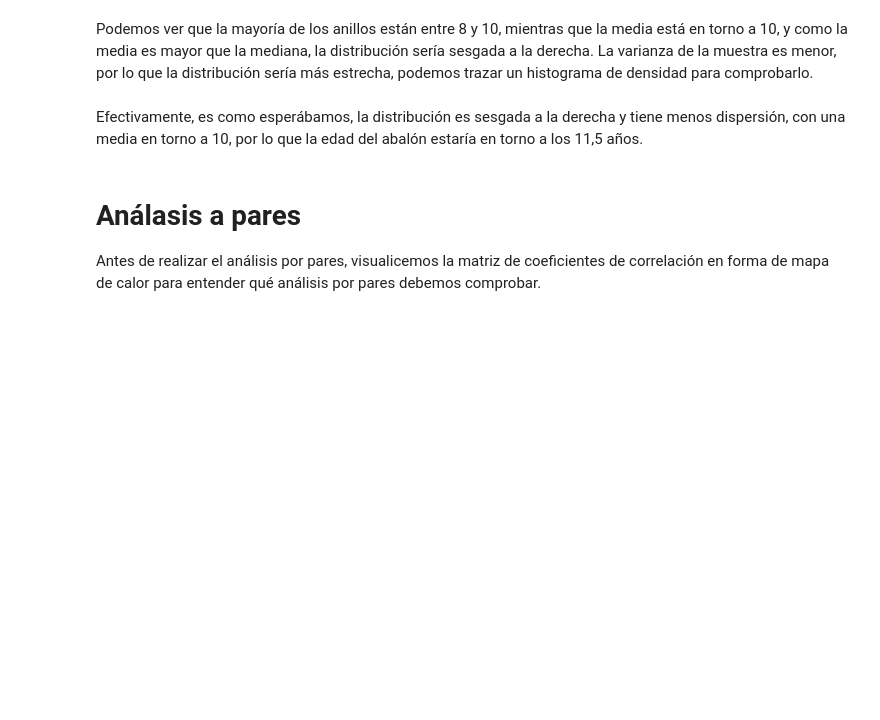
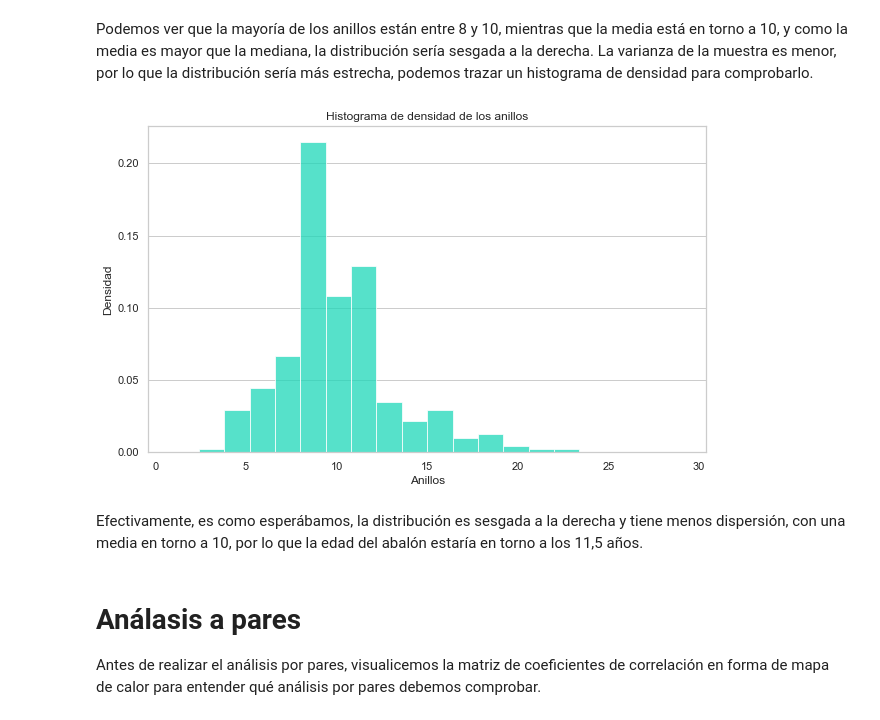
Before and after one commit to nubango/AprendizajeAutomatico, a Jupyter notebook: Proyecto Final/abalone.ipynb, the cells around one changed output. Saved outputs shown, nothing was run; the diff lists cells and outputs as text; code cells hidden in the pictures; blank space fills up the shorter version.

```diff
--- a/Proyecto Final/abalone.ipynb
+++ b/Proyecto Final/abalone.ipynb
@@ -221,13 +290,15 @@ Podemos ver que la mayoría de los anillos están entre 8 y 10, mientras que la
 # %%
 bins = np.arange(min(df.rings), max(df.rings) + binwidth, binwidth)
 figure = plt.figure(figsize=(10, 6))
 axes = figure.add_subplot(1, 1, 1)
-axes.hist(df.rings, bins=20, density=True, alpha=0.75)
-axes.set_ylabel("Density")
-axes.set_xlabel("Rings")
+axes.hist(df.rings, color="#1DD7B9", bins=20, density=True, alpha=0.75)
+axes.set_ylabel("Densidad")
+axes.set_xlabel("Anillos")
 axes.set_title("Histograma de densidad de los anillos")
 axes.xaxis.grid(False)
 plt.show()
+# %% [output]
+[figure, added]
 # %% [markdown]
 Efectivamente, es como esperábamos, la distribución es sesgada a la derecha y tiene menos dispersión, con una media en torno a 10, por lo que la edad del abalón estaría en torno a los 11,5 años.
 # %% [markdown]
```
Also changed, not shown: parts of 30 cells of this notebook, 2 other files.
